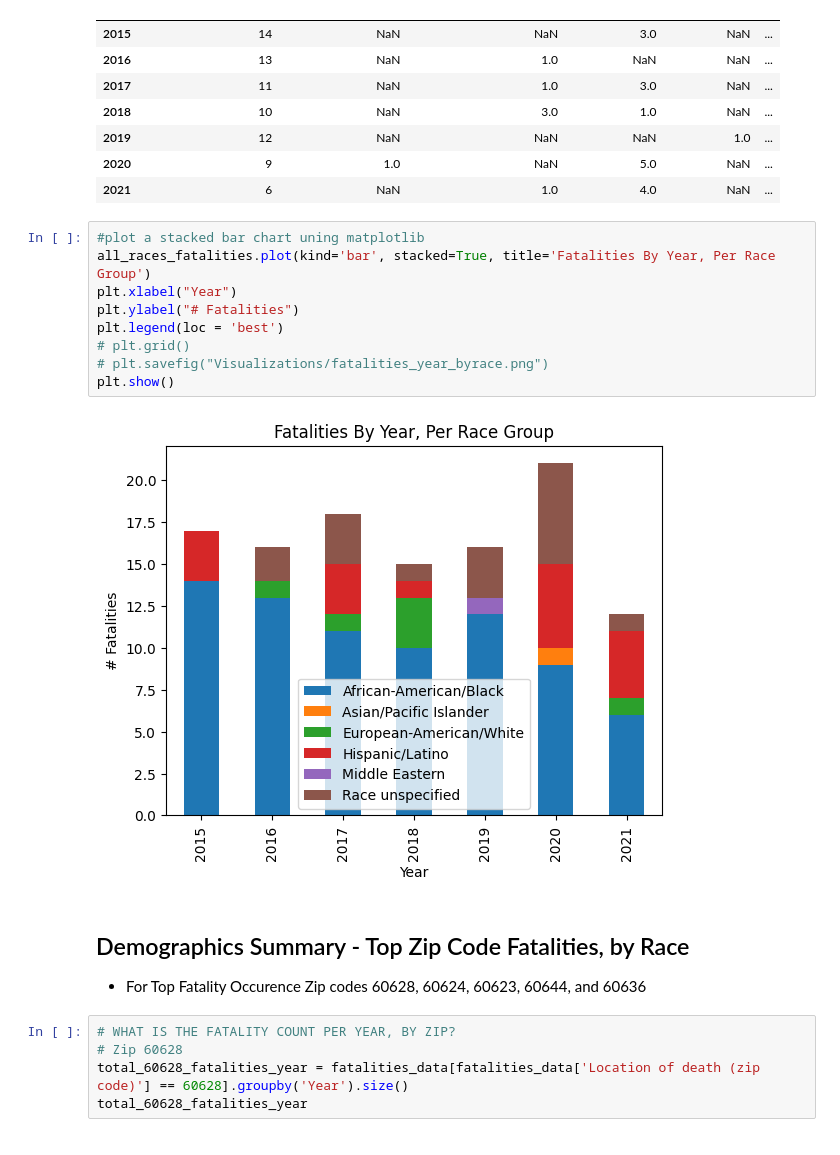
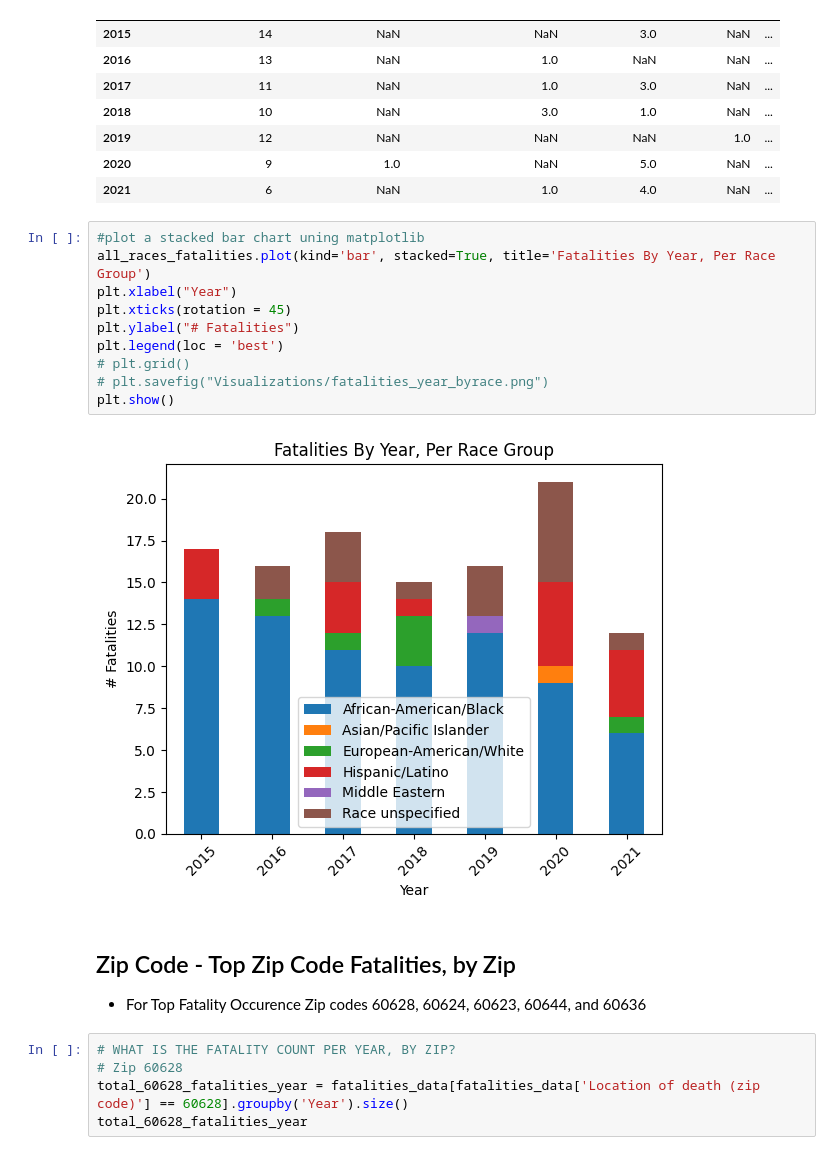
Before and after one commit to jdmandras/Project-1, a Jupyter notebook: CHI_City_Crime_Analysis_JenAlvz.ipynb, the cells around one changed output. Cells and saved outputs as stored; diff of their text form.

```diff
--- a/CHI_City_Crime_Analysis_JenAlvz.ipynb
+++ b/CHI_City_Crime_Analysis_JenAlvz.ipynb
@@ -282,16 +347,17 @@ all_races_fatalities
 # %%
 #plot a stacked bar chart uning matplotlib
 all_races_fatalities.plot(kind='bar', stacked=True, title='Fatalities By Year, Per Race Group')
 plt.xlabel("Year")
+plt.xticks(rotation = 45)
 plt.ylabel("# Fatalities")
 plt.legend(loc = 'best')
 # plt.grid()
 # plt.savefig("Visualizations/fatalities_year_byrace.png")
 plt.show()
 # %% [output]
-[figure, old version]
+[figure, new version]
 # %% [markdown]
-## Demographics Summary - Top Zip Code Fatalities, by Race
+## Zip Code - Top Zip Code Fatalities, by Zip
 * For Top Fatality Occurence Zip codes 60628, 60624, 60623, 60644, and 60636
 # %%
 # WHAT IS THE FATALITY COUNT PER YEAR, BY ZIP?
```
Also changed, not shown: parts of 17 cells of this notebook.
